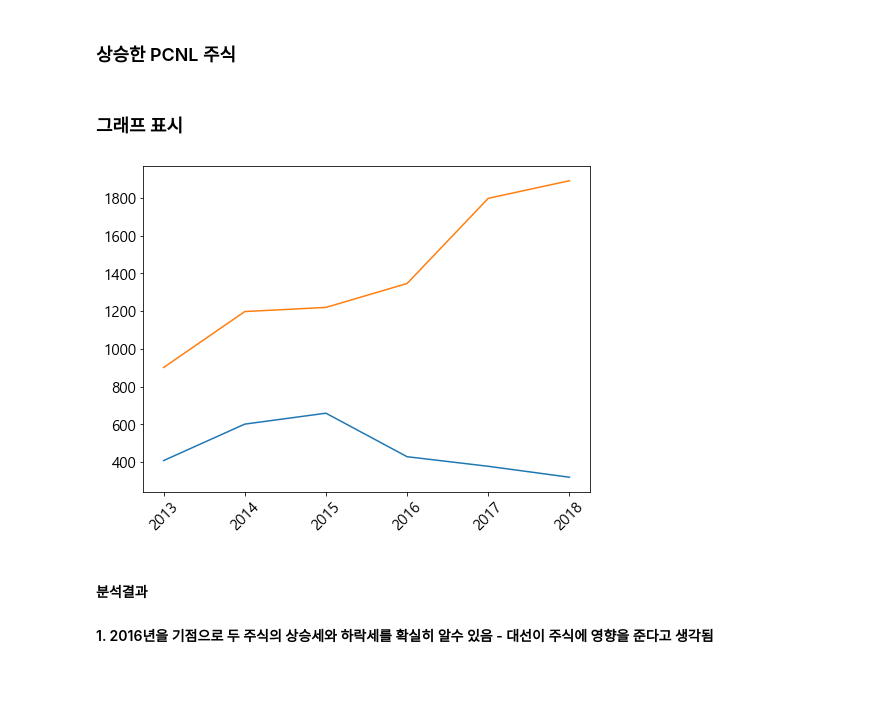
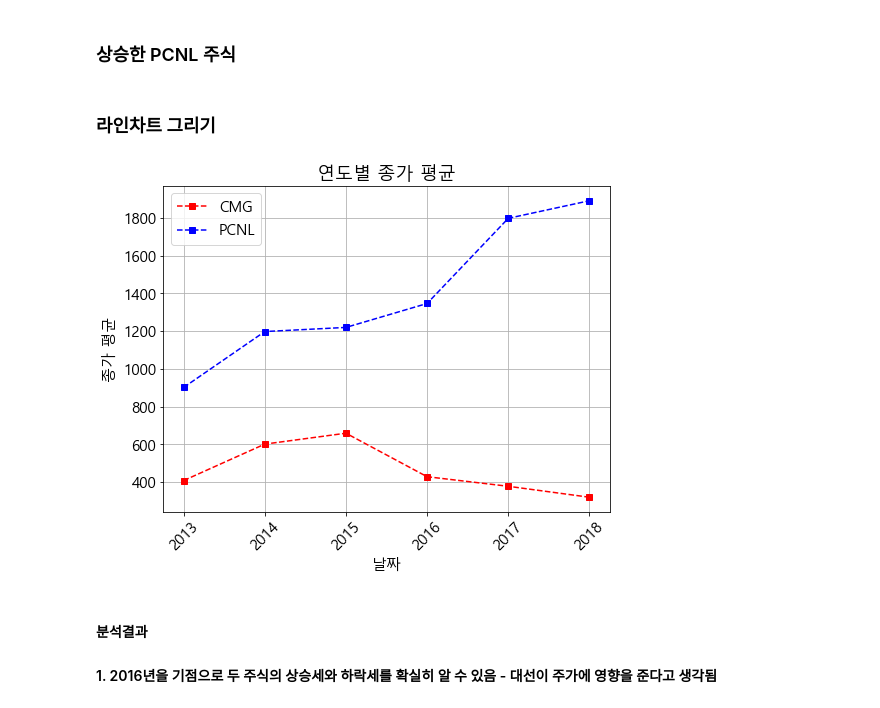
Before and after one commit to pjeongsu/NumpyPandas, a Jupyter notebook: big data/3조 _sp500_분석(김민재_박정수_이창환).ipynb, the cells around one changed output. Saved outputs shown, nothing was run; the diff lists cells and outputs as text; code cells hidden in the pictures; blank space fills up the shorter version.

```diff
--- a/big data/3조 _sp500_분석(김민재_박정수_이창환).ipynb
+++ b/big data/3조 _sp500_분석(김민재_박정수_이창환).ipynb
@@ -471,15 +501,20 @@ df_PCLN = df_PCLN.groupby(F.year('date')).mean('close').orderBy('year(date)')
 df_PCLN = df_PCLN.toPandas()
 # %%
 df_PCLN = df_PCLN.set_index('year(date)')
-# %% [markdown]
-### 그래프 표시
+# %% [markdown]
+### 라인차트 그리기
 # %%
 plt.xticks(rotation=45)
-plt.plot(df_CMG.index, df_CMG['avg(close)'])
-plt.plot(df_PCLN.index, df_PCLN['avg(close)'])
+plt.plot(df_CMG.index, df_CMG['avg(close)'],'rs--')
+plt.plot(df_PCLN.index, df_PCLN['avg(close)'],'bs--')
+plt.xlabel('날짜')
+plt.ylabel('종가 평균')
+plt.title('연도별 종가 평균')
+plt.legend(['CMG', 'PCNL'])
+plt.grid(True)
 plt.show()
 # %% [output]
-[figure, old version]
+[figure, new version]
 # %% [markdown]
 #### 분석결과
-#### 1. 2016년을 기점으로 두 주식의 상승세와 하락세를 확실히 알수 있음 - 대선이 주식에 영향을 준다고 생각됨
+#### 1. 2016년을 기점으로 두 주식의 상승세와 하락세를 확실히 알 수 있음 - 대선이 주가에 영향을 준다고 생각됨
```
Also changed, not shown: parts of 29 cells of this notebook.
